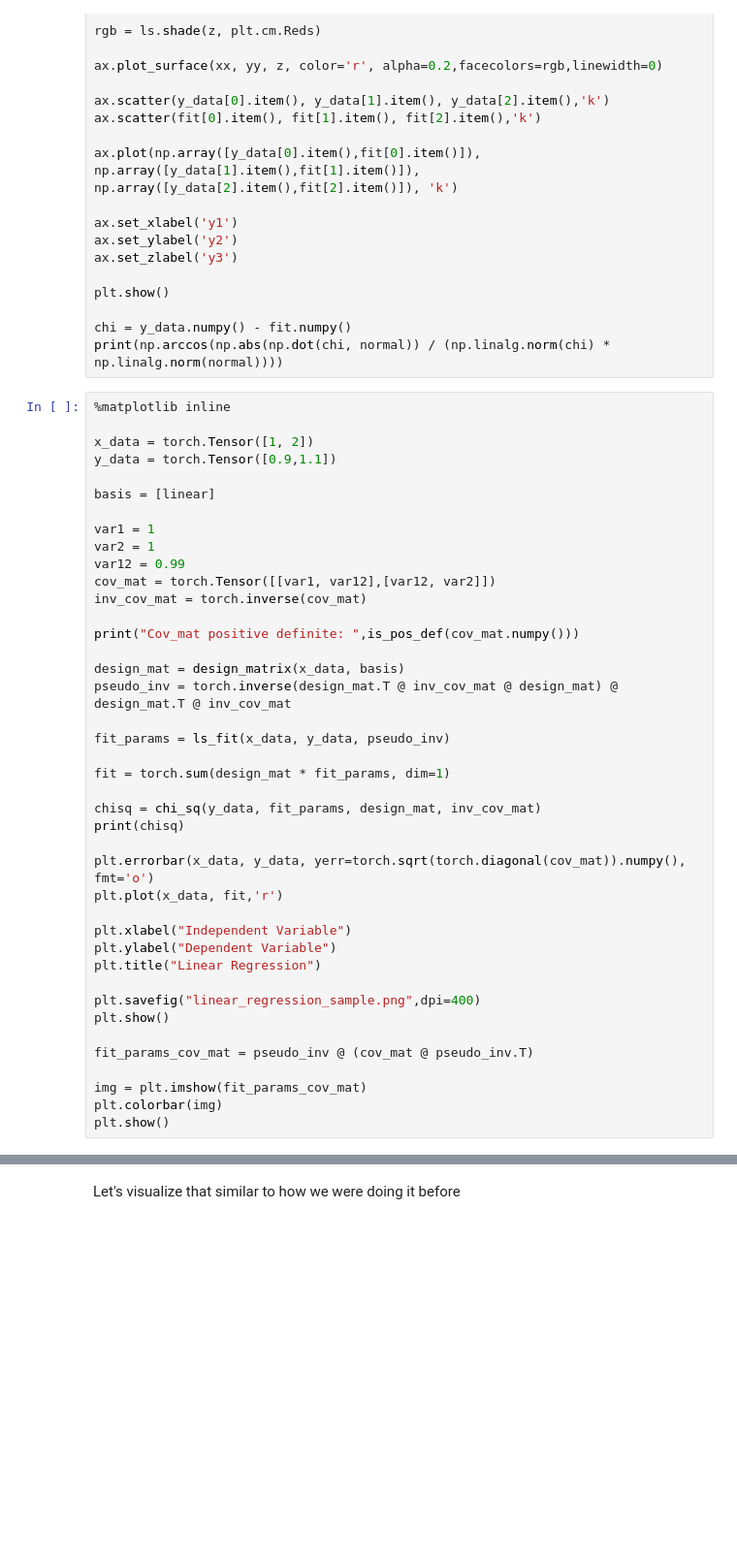
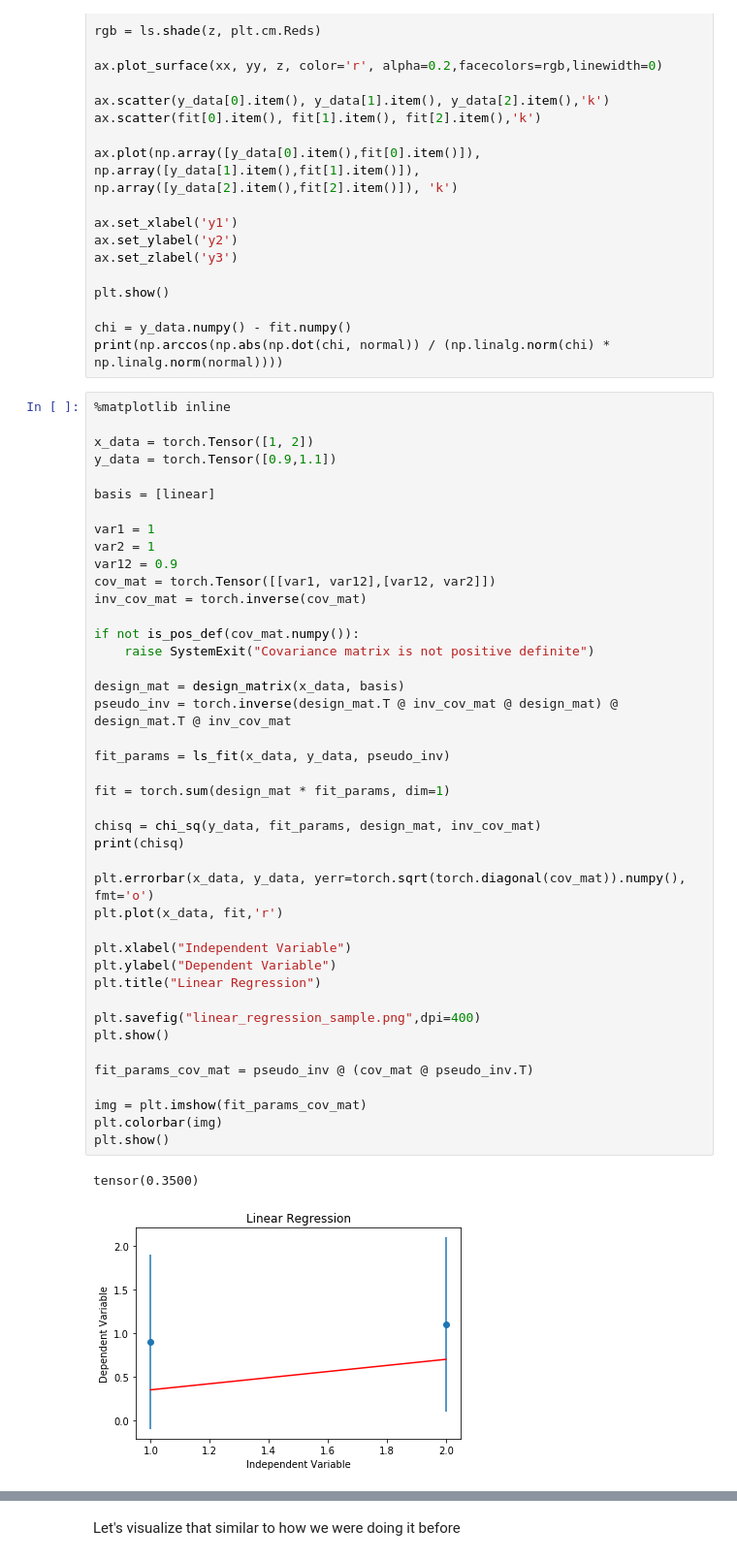
Before and after one commit to Vestaia/DSP, a Jupyter notebook: fitting/Python/Covariance Least Squares.ipynb, the cells around one changed output, grey strips where cells are left out. Shown at 97% size. Saved outputs shown, nothing was run; the diff lists cells and outputs as text; blank space fills up the shorter version.

```diff
--- a/fitting/Python/Covariance Least Squares.ipynb
+++ b/fitting/Python/Covariance Least Squares.ipynb
@@ -310,34 +310,38 @@ basis = [linear]
 
 var1 = 1
 var2 = 1
-var12 = 0.99
+var12 = 0.9
 cov_mat = torch.Tensor([[var1, var12],[var12, var2]])
 inv_cov_mat = torch.inverse(cov_mat)
 
-print("Cov_mat positive definite: ",is_pos_def(cov_mat.numpy()))
+if not is_pos_def(cov_mat.numpy()):
+    raise SystemExit("Covariance matrix is not positive definite")
 
 design_mat = design_matrix(x_data, basis)
 pseudo_inv = torch.inverse(design_mat.T @ inv_cov_mat @ design_mat) @ design_mat.T @ inv_cov_mat
 
 fit_params = ls_fit(x_data, y_data, pseudo_inv)
 
 fit = torch.sum(design_mat * fit_params, dim=1)
 
 chisq = chi_sq(y_data, fit_params, design_mat, inv_cov_mat)
 print(chisq)
 
 plt.errorbar(x_data, y_data, yerr=torch.sqrt(torch.diagonal(cov_mat)).numpy(), fmt='o')
 plt.plot(x_data, fit,'r')
 
 plt.xlabel("Independent Variable")
 plt.ylabel("Dependent Variable")
 plt.title("Linear Regression")
 
 plt.savefig("linear_regression_sample.png",dpi=400)
 plt.show()
 
 fit_params_cov_mat = pseudo_inv @ (cov_mat @ pseudo_inv.T)
 
 img = plt.imshow(fit_params_cov_mat)
 plt.colorbar(img)
 plt.show()
+# %% [output]
+tensor(0.3500)
+[figure, added]
```
Also changed, not shown: parts of 3 cells of this notebook.
